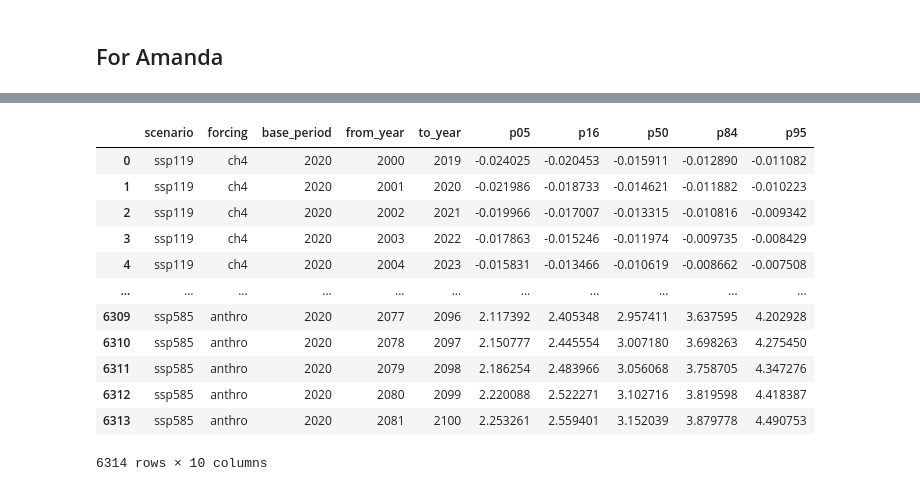
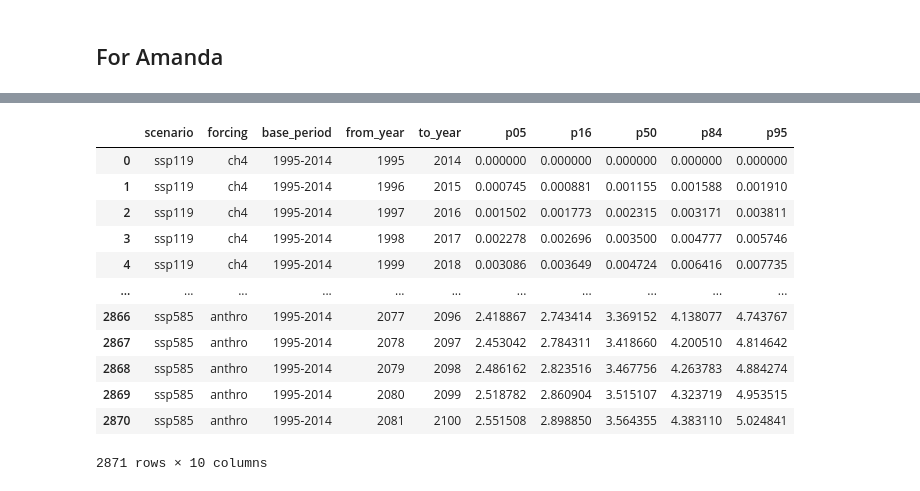
Before and after one commit to chrisroadmap/ar6, a Jupyter notebook: notebooks/260_chapter6_slcf_future_warming_contributions.ipynb, the cells around one changed output, grey strips where cells are left out. Drawn from its saved outputs; the diff is of its cells as text; code cells hidden in the pictures.

```diff
--- a/notebooks/260_chapter6_slcf_future_warming_contributions.ipynb
+++ b/notebooks/260_chapter6_slcf_future_warming_contributions.ipynb
@@ -192,13 +192,13 @@ df
 # %% [markdown]
 ## For Amanda
 # %%
-forcings = ['ch4', 'hfc', 'o3', 'aerosol', 'bc_on_snow', 'slcf']
+forcings = ['ch4', 'slcf']
 
 AR6_forc = {}
 AR6_ecsforc = {}
 
 base_periods = {
-    '2020'     : slice(270,271)
+    '1995-2014': slice(245,265),
 }
 
 for scenario in scenarios:
@@ -208,16 +208,16 @@ for scenario in scenarios:
         AR6_forc[scenario][forcing] = {}
         AR6_ecsforc[scenario][forcing] = {}
         for base_period in base_periods:
-            AR6_forc[scenario][forcing][base_period] = np.zeros((82,5))
-            AR6_ecsforc[scenario][forcing][base_period] = np.zeros((82,5))
-            for year in range(250,332):
-                AR6_forc[scenario][forcing][base_period][year-250,:] = np.percentile(
+            AR6_forc[scenario][forcing][base_period] = np.zeros((87,5))
+            AR6_ecsforc[scenario][forcing][base_period] = np.zeros((87,5))
+            for year in range(245,332):
+                AR6_forc[scenario][forcing][base_period][year-245,:] = np.percentile(
                     (
                         (results[scenario]['surface_temperature'][year:year+20].mean(axis=0)- results[scenario]['surface_temperature'][base_periods[base_period]].mean(axis=0))-
                         (results['%s_remove_%s' % (scenario, forcing)]['surface_temperature'][year:year+20].mean(axis=0) - results['%s_remove_%s' % (scenario, forcing)]['surface_temperature'][base_periods[base_period]].mean(axis=0))
                     ), (5,16,50,84,95)
                 )
-                AR6_ecsforc[scenario][forcing][base_period][year-250,:] = np.percentile(
+                AR6_ecsforc[scenario][forcing][base_period][year-245,:] = np.percentile(
                     (
                         (results['%s_climuncert' % scenario]['surface_temperature'][year:year+20].mean(axis=0) - results['%s_climuncert' % scenario]['surface_temperature'][base_periods[base_period]].mean(axis=0))-
                         (results['%s_remove_%s_climuncert' % (scenario, forcing)]['surface_temperature'][year:year+20].mean(axis=0) - results['%s_remove_%s_climuncert' % (scenario, forcing)]['surface_temperature'][base_periods[base_period]].mean(axis=0))
@@ -226,9 +226,9 @@ for scenario in scenarios:
     AR6_forc[scenario]['anthro'] = {}
     AR6_ecsforc[scenario]['anthro'] = {}
     for base_period in base_periods:
-        AR6_forc[scenario]['anthro'][base_period] = np.zeros((82,5))
-        AR6_ecsforc[scenario]['anthro'][base_period] = np.zeros((82,5))
-        for year in range(250,332):
-            AR6_forc[scenario]['anthro'][base_period][year-250,:] = np.percentile(results[scenario]['surface_temperature'][year:year+20].mean(axis=0) - results[scenario]['surface_temperature'][base_periods[base_period]].mean(axis=0), (5,16,50,84,95))
-            AR6_ecsforc[scenario]['anthro'][base_period][year-250,:] = np.percentile(results['%s_climuncert' % scenario]['surface_temperature'][year:year+20].mean(axis=0) - results['%s_climuncert' % scenario]['surface_temperature'][base_periods[base_period]].mean(axis=0), (5,16,50,84,95))
+        AR6_forc[scenario]['anthro'][base_period] = np.zeros((87,5))
+        AR6_ecsforc[scenario]['anthro'][base_period] = np.zeros((87,5))
+        for year in range(245,332):
+            AR6_forc[scenario]['anthro'][base_period][year-245,:] = np.percentile(results[scenario]['surface_temperature'][year:year+20].mean(axis=0) - results[scenario]['surface_temperature'][base_periods[base_period]].mean(axis=0), (5,16,50,84,95))
+            AR6_ecsforc[scenario]['anthro'][base_period][year-245,:] = np.percentile(results['%s_climuncert' % scenario]['surface_temperature'][year:year+20].mean(axis=0) - results['%s_climuncert' % scenario]['surface_temperature'][base_periods[base_period]].mean(axis=0), (5,16,50,84,95))
 # %%
@@ -254,30 +254,30 @@ print(AR6_ecsforc['ssp245']['anthro']['2020'])
 # %%
 output = []
 for scenario in scenarios:
-    for forcing in ['ch4', 'hfc', 'o3', 'aerosol', 'bc_on_snow', 'slcf', 'anthro']:
-        for year in range(250, 332):
-            output.append([scenario, forcing, '2020', year+1750, year+1769,
-               AR6_ecsforc[scenario][forcing]['2020'][year-250,0],
-               AR6_ecsforc[scenario][forcing]['2020'][year-250,1],
-               AR6_ecsforc[scenario][forcing]['2020'][year-250,2],
-               AR6_ecsforc[scenario][forcing]['2020'][year-250,3],
-               AR6_ecsforc[scenario][forcing]['2020'][year-250,4],
+    for forcing in ['ch4', 'slcf', 'anthro']:
+        for year in range(245, 332):
+            output.append([scenario, forcing, '1995-2014', year+1750, year+1769,
+               AR6_ecsforc[scenario][forcing]['1995-2014'][year-245,0],
+               AR6_ecsforc[scenario][forcing]['1995-2014'][year-245,1],
+               AR6_ecsforc[scenario][forcing]['1995-2014'][year-245,2],
+               AR6_ecsforc[scenario][forcing]['1995-2014'][year-245,3],
+               AR6_ecsforc[scenario][forcing]['1995-2014'][year-245,4],
             ])
 
 df = pd.DataFrame(output, columns=['scenario', 'forcing', 'base_period', 'from_year', 'to_year', 'p05','p16','p50','p84','p95'])
 df.to_csv('../data_output/slcf_warming_ranges_20yr_means.csv')
 df
 # %% [output]
 |  | scenario | forcing | base_period | from_year | to_year | p05 | p16 | p50 | p84 | p95 |
-| 0 | ssp119 | ch4 | 2020 | 2000 | 2019 | -0.024025 | -0.020453 | -0.015911 | -0.012890 | -0.011082 |
-| 1 | ssp119 | ch4 | 2020 | 2001 | 2020 | -0.021986 | -0.018733 | -0.014621 | -0.011882 | -0.010223 |
-| 2 | ssp119 | ch4 | 2020 | 2002 | 2021 | -0.019966 | -0.017007 | -0.013315 | -0.010816 | -0.009342 |
-| 3 | ssp119 | ch4 | 2020 | 2003 | 2022 | -0.017863 | -0.015246 | -0.011974 | -0.009735 | -0.008429 |
-| 4 | ssp119 | ch4 | 2020 | 2004 | 2023 | -0.015831 | -0.013466 | -0.010619 | -0.008662 | -0.007508 |
+| 0 | ssp119 | ch4 | 1995-2014 | 1995 | 2014 | 0.000000 | 0.000000 | 0.000000 | 0.000000 | 0.000000 |
+| 1 | ssp119 | ch4 | 1995-2014 | 1996 | 2015 | 0.000745 | 0.000881 | 0.001155 | 0.001588 | 0.001910 |
+| 2 | ssp119 | ch4 | 1995-2014 | 1997 | 2016 | 0.001502 | 0.001773 | 0.002315 | 0.003171 | 0.003811 |
+| 3 | ssp119 | ch4 | 1995-2014 | 1998 | 2017 | 0.002278 | 0.002696 | 0.003500 | 0.004777 | 0.005746 |
+| 4 | ssp119 | ch4 | 1995-2014 | 1999 | 2018 | 0.003086 | 0.003649 | 0.004724 | 0.006416 | 0.007735 |
 | ... | ... | ... | ... | ... | ... | ... | ... | ... | ... | ... |
-| 6309 | ssp585 | anthro | 2020 | 2077 | 2096 | 2.117392 | 2.405348 | 2.957411 | 3.637595 | 4.202928 |
-| 6310 | ssp585 | anthro | 2020 | 2078 | 2097 | 2.150777 | 2.445554 | 3.007180 | 3.698263 | 4.275450 |
-| 6311 | ssp585 | anthro | 2020 | 2079 | 2098 | 2.186254 | 2.483966 | 3.056068 | 3.758705 | 4.347276 |
-| 6312 | ssp585 | anthro | 2020 | 2080 | 2099 | 2.220088 | 2.522271 | 3.102716 | 3.819598 | 4.418387 |
-| 6313 | ssp585 | anthro | 2020 | 2081 | 2100 | 2.253261 | 2.559401 | 3.152039 | 3.879778 | 4.490753 |
+| 2866 | ssp585 | anthro | 1995-2014 | 2077 | 2096 | 2.418867 | 2.743414 | 3.369152 | 4.138077 | 4.743767 |
+| 2867 | ssp585 | anthro | 1995-2014 | 2078 | 2097 | 2.453042 | 2.784311 | 3.418660 | 4.200510 | 4.814642 |
+| 2868 | ssp585 | anthro | 1995-2014 | 2079 | 2098 | 2.486162 | 2.823516 | 3.467756 | 4.263783 | 4.884274 |
+| 2869 | ssp585 | anthro | 1995-2014 | 2080 | 2099 | 2.518782 | 2.860904 | 3.515107 | 4.323719 | 4.953515 |
+| 2870 | ssp585 | anthro | 1995-2014 | 2081 | 2100 | 2.551508 | 2.898850 | 3.564355 | 4.383110 | 5.024841 |
-6314 rows × 10 columns
+2871 rows × 10 columns
```
Also changed, not shown: parts of 1 cell of this notebook, 5 other files.
